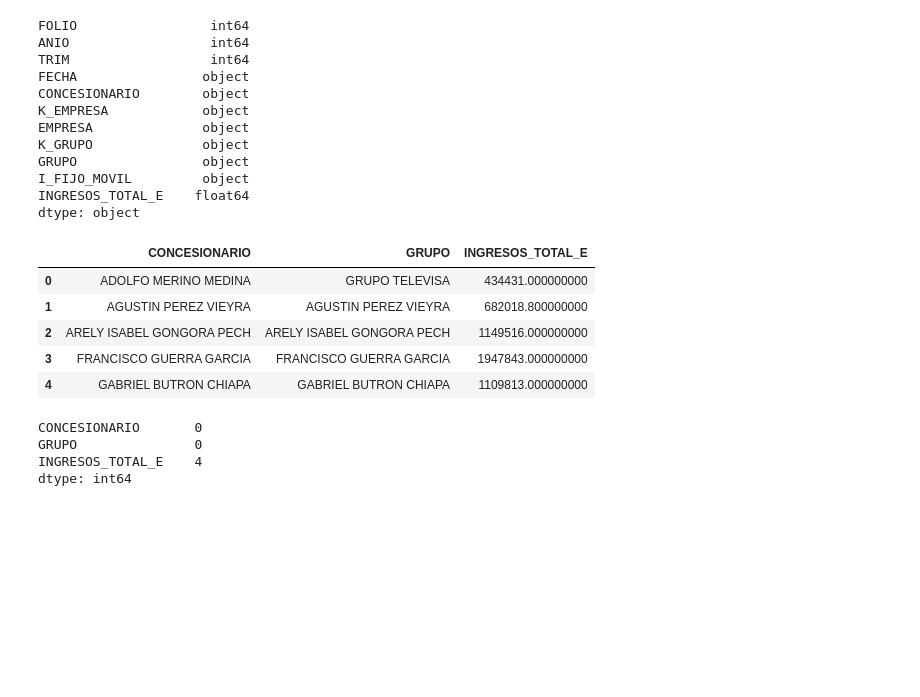
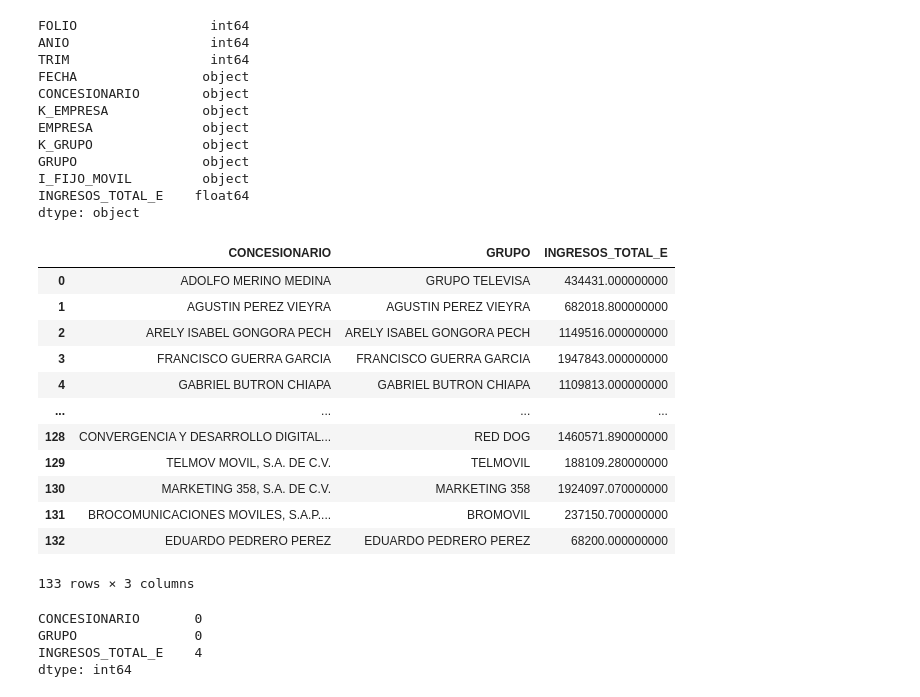
Before and after one commit to RodGuarneros/BiasAnalysis, a Jupyter notebook: selección_CPO_Ingresos2021_final.ipynb, the cells around one changed output. Cells and saved outputs as stored; diff of their text form; code cells hidden in the pictures; blank space fills up the shorter version.

```diff
--- a/selección_CPO_Ingresos2021_final.ipynb
+++ b/selección_CPO_Ingresos2021_final.ipynb
@@ -66,14 +78,21 @@ INGRESOS_TOTAL_E    float64
 dtype: object
 # %%
 ingresos_por_grupo = ingresos[['CONCESIONARIO', 'GRUPO', 'INGRESOS_TOTAL_E']]
-ingresos_por_grupo.head()
+ingresos_por_grupo
 # %% [output]
 |  | CONCESIONARIO | GRUPO | INGRESOS_TOTAL_E |
 | 0 | ADOLFO MERINO MEDINA | GRUPO TELEVISA | 434431.000000000 |
 | 1 | AGUSTIN PEREZ VIEYRA | AGUSTIN PEREZ VIEYRA | 682018.800000000 |
 | 2 | ARELY ISABEL GONGORA PECH | ARELY ISABEL GONGORA PECH | 1149516.000000000 |
 | 3 | FRANCISCO GUERRA GARCIA | FRANCISCO GUERRA GARCIA | 1947843.000000000 |
 | 4 | GABRIEL BUTRON CHIAPA | GABRIEL BUTRON CHIAPA | 1109813.000000000 |
+| ... | ... | ... | ... |
+| 128 | CONVERGENCIA Y DESARROLLO DIGITAL... | RED DOG | 1460571.890000000 |
+| 129 | TELMOV MOVIL, S.A. DE C.V. | TELMOVIL | 188109.280000000 |
+| 130 | MARKETING 358, S.A. DE C.V. | MARKETING 358 | 1924097.070000000 |
+| 131 | BROCOMUNICACIONES MOVILES, S.A.P.... | BROMOVIL | 237150.700000000 |
+| 132 | EDUARDO PEDRERO PEREZ | EDUARDO PEDRERO PEREZ | 68200.000000000 |
+133 rows × 3 columns
 # %%
 ingresos_por_grupo.isna().sum()
 # %% [output]
```
Also changed, not shown: parts of 13 cells of this notebook, 6 other files.
